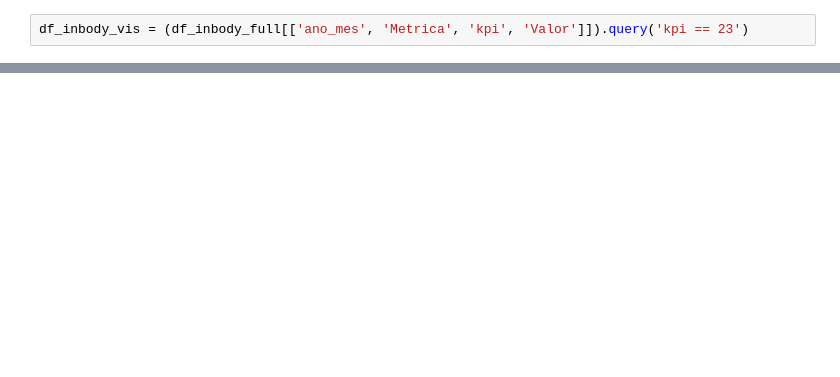
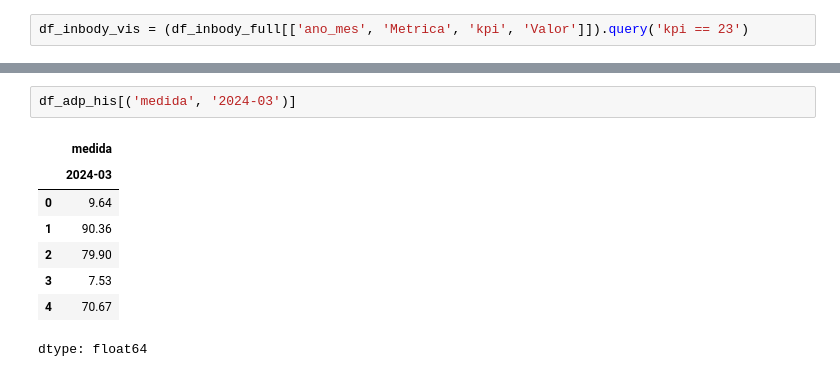
Before and after one commit to gabrielmprata/inbody_bio, a Jupyter notebook: evol_medidas.ipynb, the cells around one changed output, grey strips where cells are left out. Saved outputs shown, nothing was run; the diff lists cells and outputs as text; blank space fills up the shorter version.

```diff
--- a/evol_medidas.ipynb
+++ b/evol_medidas.ipynb
@@ -474,0 +498,11 @@ fig.show()
+# %%
+df_adp_his[('medida', '2024-03')]
+# %% [output]
+|  | medida |
+|  | 2024-03 |
+| 0 | 9.64 |
+| 1 | 90.36 |
+| 2 | 79.90 |
+| 3 | 7.53 |
+| 4 | 70.67 |
+dtype: float64
```
Also changed, not shown: parts of 4 cells of this notebook.
